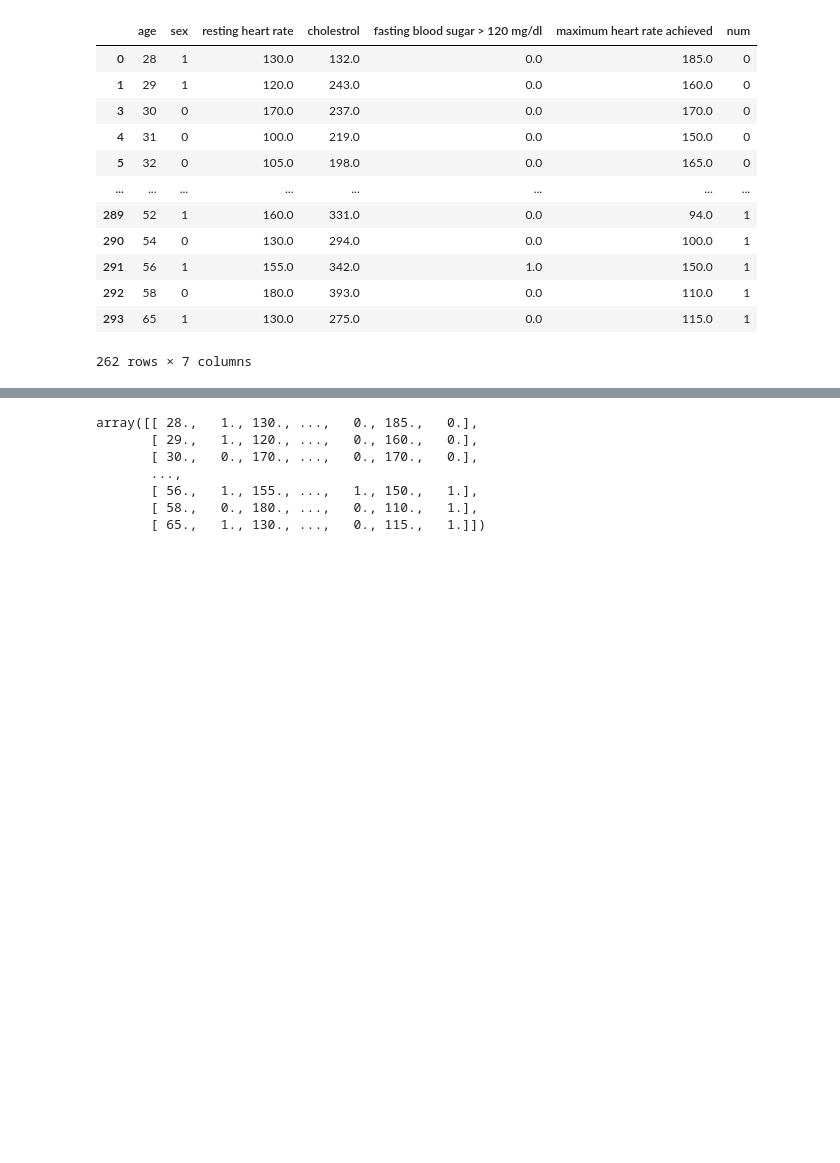
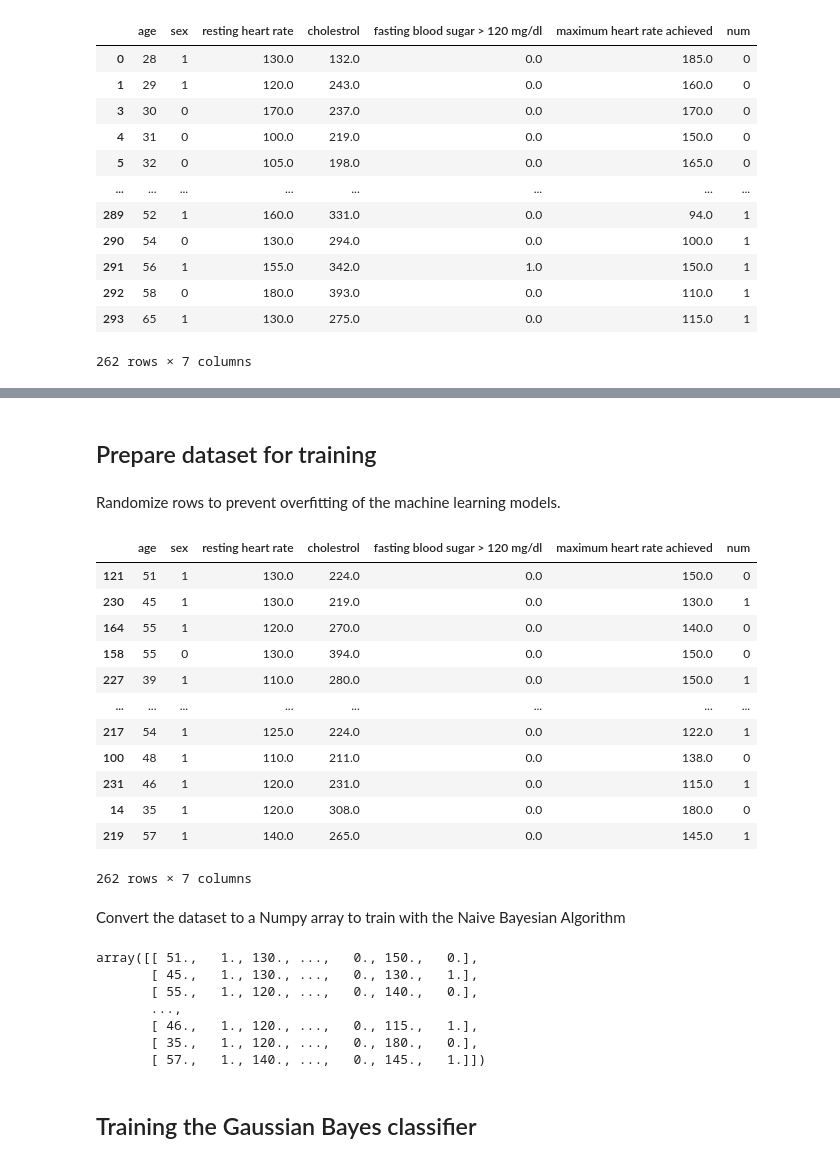
Before and after one commit to sabenoist/Remote-Elderly-Monitoring-IoT-Project, a Jupyter notebook: ml_scripts/Gaussian_Bayes_Training.ipynb, the cells around one changed output, grey strips where cells are left out. Cells and saved outputs as stored; diff of their text form; code cells hidden in the pictures; blank space fills up the shorter version.

```diff
--- a/ml_scripts/Naive_Bayes_Training.ipynb
+++ b/ml_scripts/Gaussian_Bayes_Training.ipynb
@@ -77,11 +90,34 @@ heart_attack_df
+# %% [markdown]
+## Prepare dataset for training
+# %% [markdown]
+Randomize rows to prevent overfitting of the machine learning models.
+# %%
+heart_attack_df = heart_attack_df.sample(frac=1)
+heart_attack_df
+# %% [output]
+|  | age | sex | resting heart rate | cholestrol | fasting blood sugar > 120 mg/dl | maximum heart rate achieved | num |
+| 121 | 51 | 1 | 130.0 | 224.0 | 0.0 | 150.0 | 0 |
+| 230 | 45 | 1 | 130.0 | 219.0 | 0.0 | 130.0 | 1 |
+| 164 | 55 | 1 | 120.0 | 270.0 | 0.0 | 140.0 | 0 |
+| 158 | 55 | 0 | 130.0 | 394.0 | 0.0 | 150.0 | 0 |
+| 227 | 39 | 1 | 110.0 | 280.0 | 0.0 | 150.0 | 1 |
+| ... | ... | ... | ... | ... | ... | ... | ... |
+| 217 | 54 | 1 | 125.0 | 224.0 | 0.0 | 122.0 | 1 |
+| 100 | 48 | 1 | 110.0 | 211.0 | 0.0 | 138.0 | 0 |
+| 231 | 46 | 1 | 120.0 | 231.0 | 0.0 | 115.0 | 1 |
+| 14 | 35 | 1 | 120.0 | 308.0 | 0.0 | 180.0 | 0 |
+| 219 | 57 | 1 | 140.0 | 265.0 | 0.0 | 145.0 | 1 |
+262 rows × 7 columns
+# %% [markdown]
+Convert the dataset to a Numpy array to train with the Naive Bayesian Algorithm
 # %%
-training_set = heart_attack_df.to_numpy()
-training_set
+dataset = heart_attack_df.to_numpy()
+dataset
 # %% [output]
-array([[ 28.,   1., 130., ...,   0., 185.,   0.],
-       [ 29.,   1., 120., ...,   0., 160.,   0.],
-       [ 30.,   0., 170., ...,   0., 170.,   0.],
+array([[ 51.,   1., 130., ...,   0., 150.,   0.],
+       [ 45.,   1., 130., ...,   0., 130.,   1.],
+       [ 55.,   1., 120., ...,   0., 140.,   0.],
        ...,
-       [ 56.,   1., 155., ...,   1., 150.,   1.],
-       [ 58.,   0., 180., ...,   0., 110.,   1.],
-       [ 65.,   1., 130., ...,   0., 115.,   1.]])
+       [ 46.,   1., 120., ...,   0., 115.,   1.],
+       [ 35.,   1., 120., ...,   0., 180.,   0.],
+       [ 57.,   1., 140., ...,   0., 145.,   1.]])
@@ -87,0 +129,2 @@ array([[ 28.,   1., 130., ...,   0., 185.,   0.],
+# %% [markdown]
+## Training the Gaussian Bayes classifier
```
Also changed, not shown: parts of 7 cells of this notebook.
